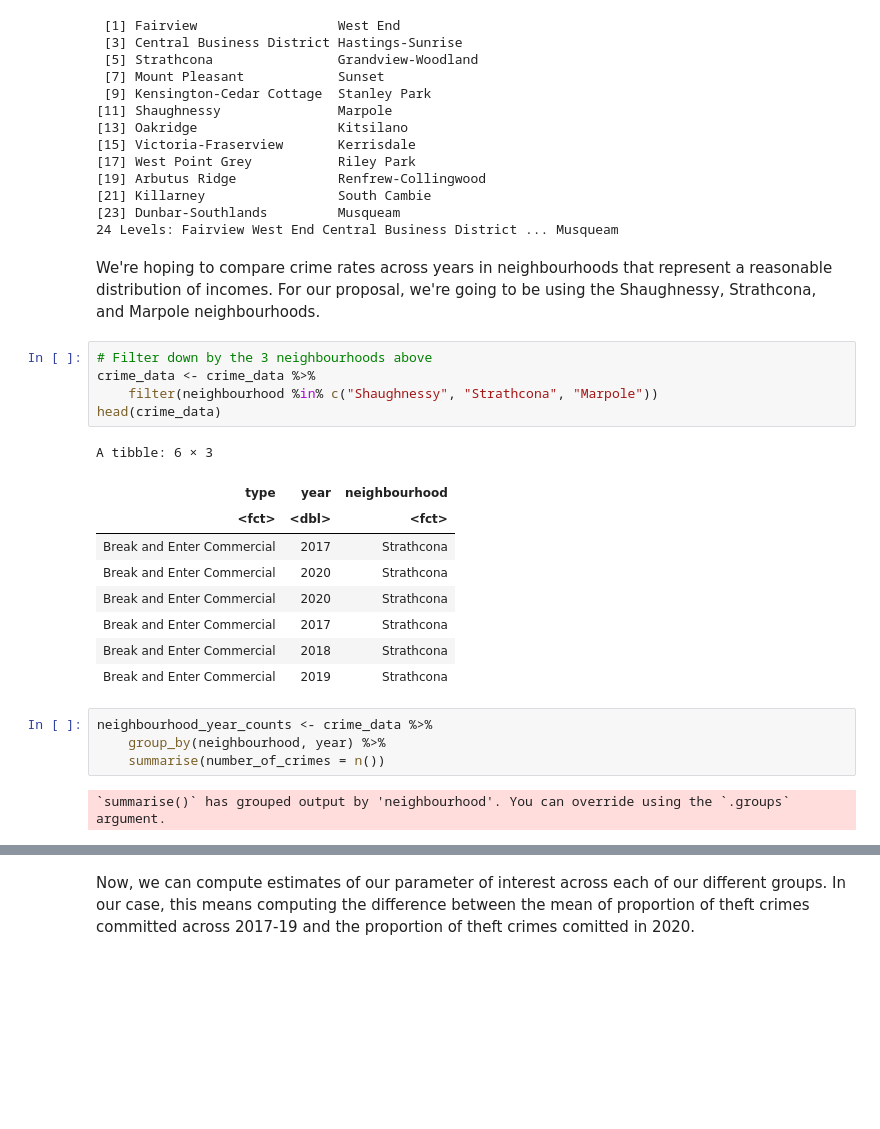
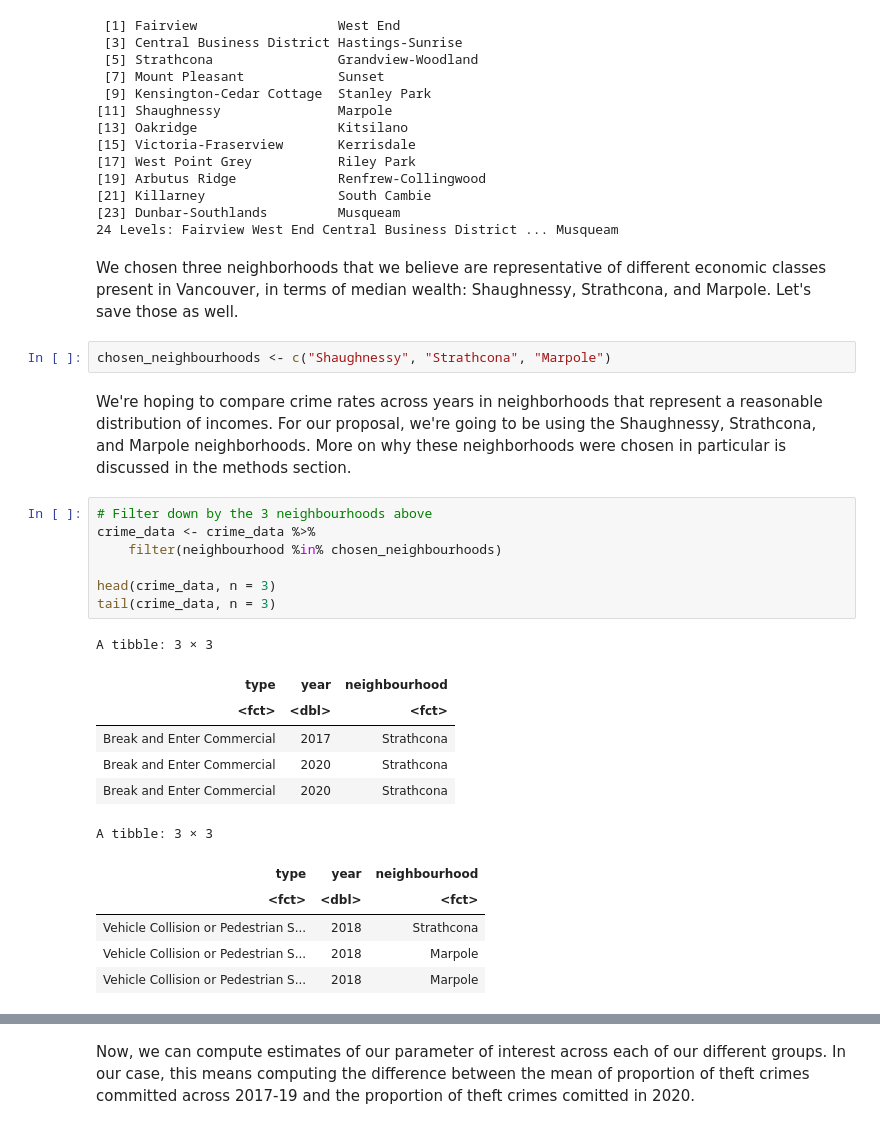
Before and after one commit to adammitha/STAT201-group-project, a Jupyter notebook: code/project-proposal.ipynb, the cells around one changed output, grey strips where cells are left out. Saved outputs shown, nothing was run; the diff lists cells and outputs as text; blank space fills up the shorter version.

Commit message:
finalizing proposal code

```diff
--- a/code/project-proposal.ipynb
+++ b/code/project-proposal.ipynb
@@ -251,26 +273,29 @@ print(neighbourhoods)
 [21] Killarney                 South Cambie
 [23] Dunbar-Southlands         Musqueam
 24 Levels: Fairview West End Central Business District ... Musqueam
+# %% [markdown]
+We chosen three neighborhoods that we believe are representative of different economic classes present in Vancouver, in terms of median wealth: Shaughnessy, Strathcona, and Marpole. Let's save those as well.
+# %%
+chosen_neighbourhoods <- c("Shaughnessy", "Strathcona", "Marpole")
 # %% [markdown]
-We're hoping to compare crime rates across years in neighbourhoods that represent a reasonable distribution of incomes. For our proposal, we're going to be using the Shaughnessy, Strathcona, and Marpole neighbourhoods.
+We're hoping to compare crime rates across years in neighborhoods that represent a reasonable distribution of incomes. For our proposal, we're going to be using the Shaughnessy, Strathcona, and Marpole neighborhoods. More on why these neighborhoods were chosen in particular is discussed in the methods section.
 # %%
 # Filter down by the 3 neighbourhoods above
 crime_data <- crime_data %>%
-    filter(neighbourhood %in% c("Shaughnessy", "Strathcona", "Marpole"))
-head(crime_data)
+    filter(neighbourhood %in% chosen_neighbourhoods)
+
+head(crime_data, n = 3)
+tail(crime_data, n = 3)
 # %% [output]
-A tibble: 6 × 3
+A tibble: 3 × 3
 | type | year | neighbourhood |
 | <fct> | <dbl> | <fct> |
 | Break and Enter Commercial | 2017 | Strathcona |
 | Break and Enter Commercial | 2020 | Strathcona |
 | Break and Enter Commercial | 2020 | Strathcona |
-| Break and Enter Commercial | 2017 | Strathcona |
-| Break and Enter Commercial | 2018 | Strathcona |
-| Break and Enter Commercial | 2019 | Strathcona |
+A tibble: 3 × 3
+| type | year | neighbourhood |
+| <fct> | <dbl> | <fct> |
+| Vehicle Collision or Pedestrian S... | 2018 | Strathcona |
+| Vehicle Collision or Pedestrian S... | 2018 | Marpole |
+| Vehicle Collision or Pedestrian S... | 2018 | Marpole |
-# %%
-neighbourhood_year_counts <- crime_data %>%
-    group_by(neighbourhood, year) %>%
-    summarise(number_of_crimes = n())
-# %% [output]
-`summarise()` has grouped output by 'neighbourhood'. You can override using the `.groups` argument.
```
Also changed, not shown: parts of 25 cells of this notebook, 1 other file.
